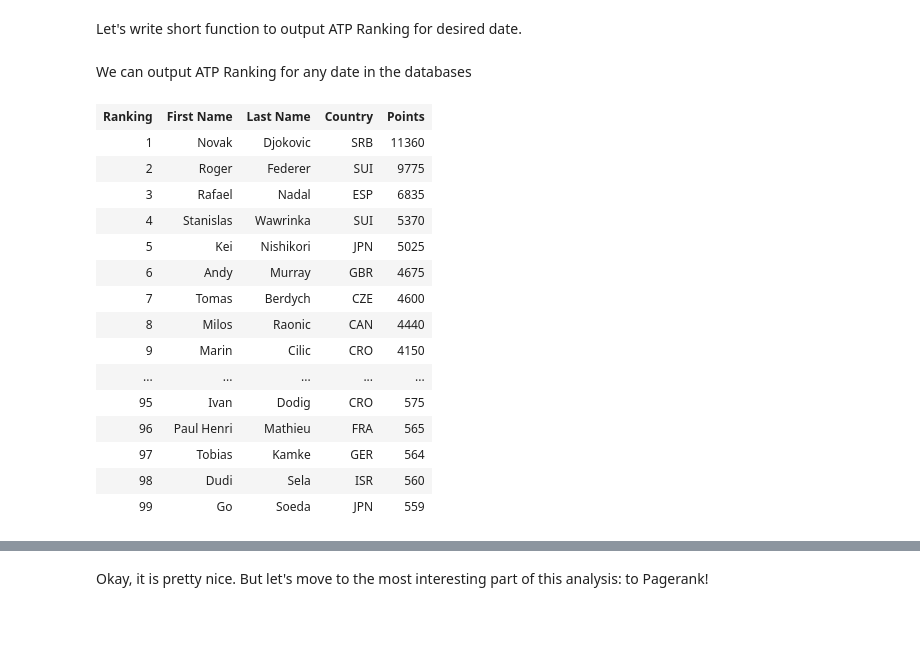
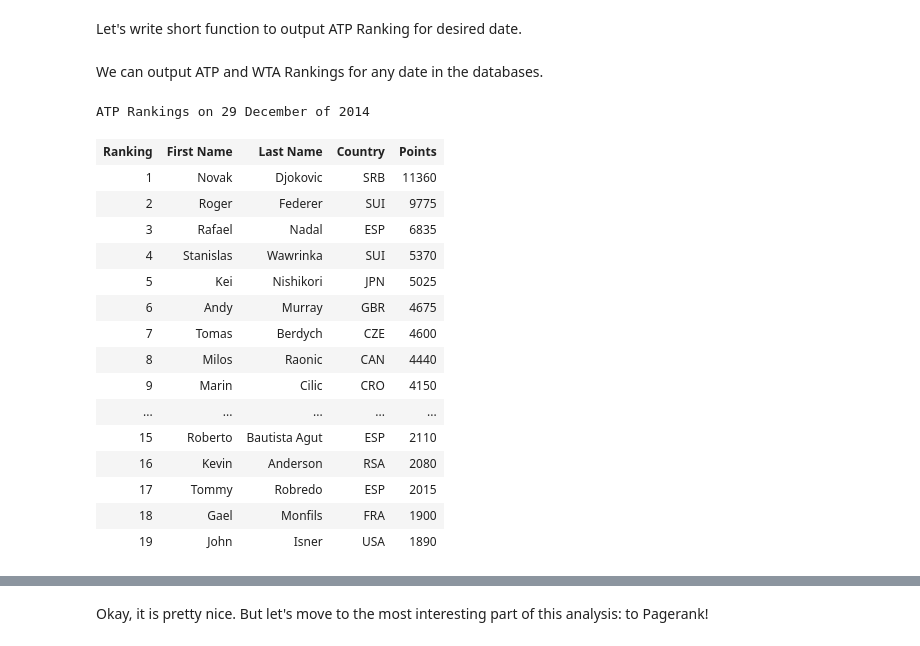
Before and after one commit to halepmania/tennis_pagerank, a Jupyter notebook: TENNIS_PAGERANK_RANKINGS.ipynb, the cells around one changed output, grey strips where cells are left out. Cells and saved outputs as stored; diff of their text form; code cells hidden in the pictures.

```diff
--- a/TENNIS_PAGERANK_RANKINGS.ipynb
+++ b/TENNIS_PAGERANK_RANKINGS.ipynb
@@ -24,12 +24,25 @@ ATP_DATA_FOLDER = 'D:/TennisRepositories/tennis_atp'
 ATP_PLAYERS_FILENAME = os.path.join(ATP_DATA_FOLDER, 'atp_players.csv')
 ATP_RANKINGS_FILENAME = os.path.join(ATP_DATA_FOLDER, 'atp_rankings_')
 ATP_MATCHES_FILENAME = os.path.join(ATP_DATA_FOLDER, 'atp_matches_')
+
+# Necessary paths for WTA Data
+WTA_DATA_FOLDER = 'D:/TennisRepositories/tennis_wta'
+WTA_PLAYERS_FILENAME = os.path.join(WTA_DATA_FOLDER, 'wta_players.csv')
+WTA_RANKINGS_FILENAME = os.path.join(WTA_DATA_FOLDER, 'wta_rankings_')
+WTA_MATCHES_FILENAME = os.path.join(WTA_DATA_FOLDER, 'wta_matches_')
 # %% [markdown]
 Let's write short function to output ATP Ranking for desired date.
 # %%
-def output_atp_rankings(year, date, max_num_players):
-    atp_players = pd.read_csv(ATP_PLAYERS_FILENAME)
-    atp_rankings = pd.read_csv(ATP_RANKINGS_FILENAME + str(year) + '.csv')
+def output_rankings(year, date, max_num_players, mode = 'atp'):
+    if mode == 'atp':
+        players = pd.read_csv(ATP_PLAYERS_FILENAME)
+        rankings = pd.read_csv(ATP_RANKINGS_FILENAME + str(year) + '.csv')
+    elif mode == 'wta':
+        players = pd.read_csv(WTA_PLAYERS_FILENAME)
+        rankings = pd.read_csv(WTA_RANKINGS_FILENAME + str(year) + '.csv')
+    else:
+        raise ValueError('mode should be atp or wta')
+
     table = """<table>
     <tr>
     <th>Ranking</th>
@@ -39,45 +52,47 @@ def output_atp_rankings(year, date, max_num_players):
     <th>Points</th>
     </tr>
     """
-    atp_rankings_date = atp_rankings[atp_rankings['ranking_date'] == date]
-    for ranking in xrange(max_num_players):
-        atp_ranking = atp_rankings_date[atp_rankings_date['ranking'] == ranking]
-        for (i, row) in atp_ranking.iterrows():
-            player = atp_players[atp_players['player_id'] == row['player_id']]
+    rankings_date = rankings[rankings['ranking_date'] == date]
+    for ranking_num in xrange(max_num_players):
+        ranking = rankings_date[rankings_date['ranking'] == ranking_num]
+        for (i, row) in ranking.iterrows():
+            player = players[players['player_id'] == row['player_id']]
             first_name = player['first_name'].values[0]
             last_name = player['last_name'].values[0]
             country_code = player['country_code'].values[0]
             table_row = """
             <tr>
-            <td>""" + str(ranking) + """</td>
+            <td>""" + str(ranking_num) + """</td>
             <td>""" + first_name + """</td>
             <td>""" + last_name + """</td>
             <td>""" + country_code + """</td>
-            <td>""" + str(row['ranking_points']) + """</td>
+            <td>""" + str(int(row['ranking_points'])) + """</td>
             </tr>"""
             table += table_row
     table += "</table>"
 
     return HTML(table)
 # %% [markdown]
-We can output ATP Ranking for any date in the databases
+We can output ATP and WTA Rankings for any date in the databases.
 # %%
 # Output ATP Rankings for date 20141229 (29 December of 2014) for the first 100 top players.
-output_atp_rankings(2014, 20141229, 100)
+print("ATP Rankings on 29 December of 2014")
+output_rankings(2014, 20141229, 20, mode = 'atp')
 # %% [output]
+ATP Rankings on 29 December of 2014
 | Ranking | First Name | Last Name | Country | Points |
 | 1 | Novak | Djokovic | SRB | 11360 |
 | 2 | Roger | Federer | SUI | 9775 |
 | 3 | Rafael | Nadal | ESP | 6835 |
 | 4 | Stanislas | Wawrinka | SUI | 5370 |
 | 5 | Kei | Nishikori | JPN | 5025 |
 | 6 | Andy | Murray | GBR | 4675 |
 | 7 | Tomas | Berdych | CZE | 4600 |
 | 8 | Milos | Raonic | CAN | 4440 |
 | 9 | Marin | Cilic | CRO | 4150 |
 | ... | ... | ... | ... | ... |
-| 95 | Ivan | Dodig | CRO | 575 |
-| 96 | Paul Henri | Mathieu | FRA | 565 |
-| 97 | Tobias | Kamke | GER | 564 |
-| 98 | Dudi | Sela | ISR | 560 |
-| 99 | Go | Soeda | JPN | 559 |
+| 15 | Roberto | Bautista Agut | ESP | 2110 |
+| 16 | Kevin | Anderson | RSA | 2080 |
+| 17 | Tommy | Robredo | ESP | 2015 |
+| 18 | Gael | Monfils | FRA | 1900 |
+| 19 | John | Isner | USA | 1890 |
```
Also changed, not shown: parts of 19 cells of this notebook.
